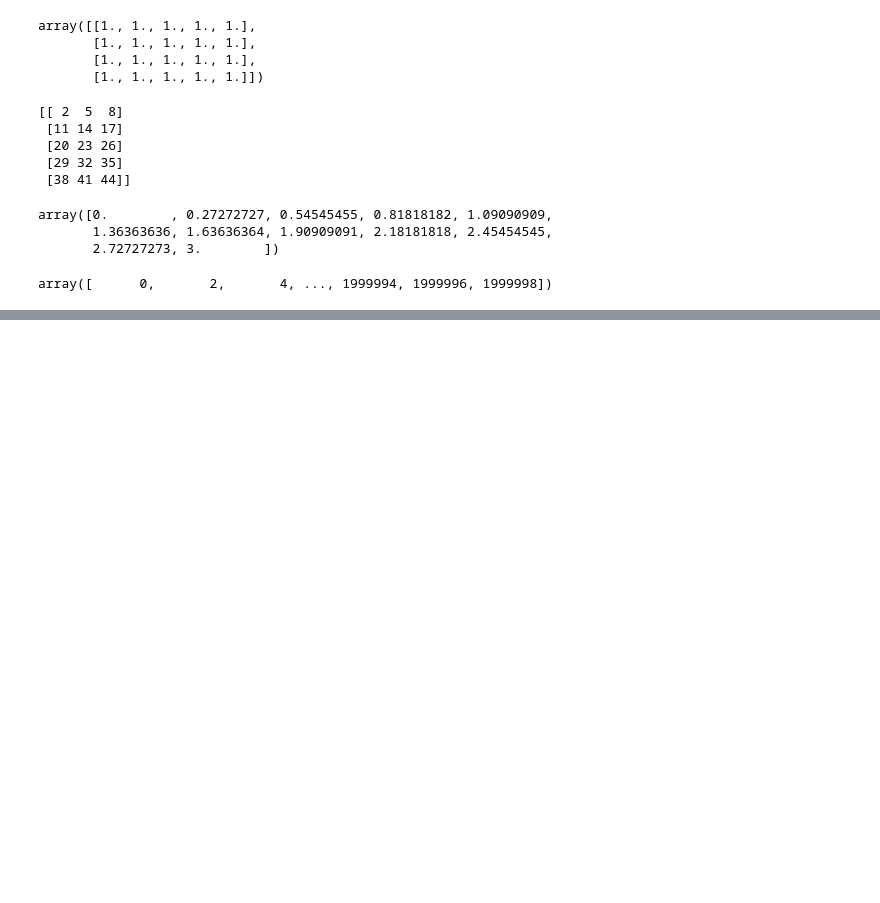
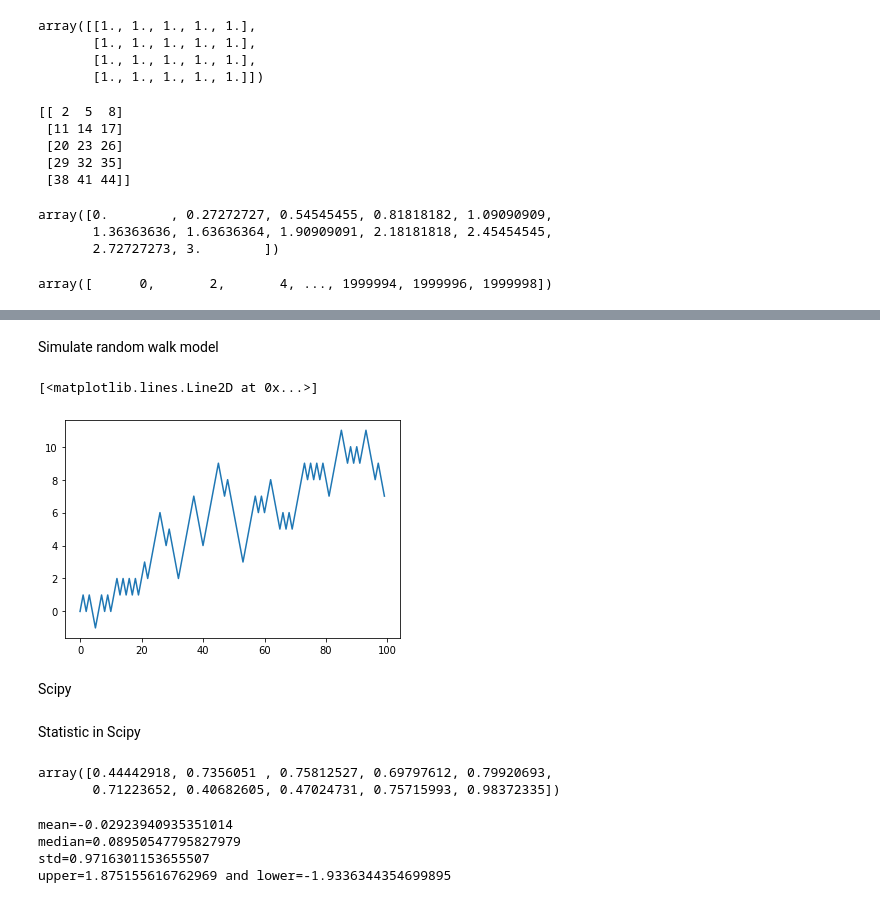
Before and after one commit to AbnerTeng/python-notes, a Jupyter notebook: practice2.ipynb, the cells around one changed output, grey strips where cells are left out. Cells and saved outputs as stored; diff of their text form; code cells hidden in the pictures; blank space fills up the shorter version.

```diff
--- a/practice2.ipynb
+++ b/practice2.ipynb
@@ -92,0 +121,20 @@ array([      0,       2,       4, ..., 1999994, 1999996, 1999998])
+# %% [markdown]
+Simulate random walk model
+# %%
+import random
+position = 0 ## initial position
+walk = [position]
+steps = 1000
+for i in range(steps):
+    if random.randint(0,1) > 0:
+        step = 1
+    else:
+        step = -1
+    position += step
+    walk.append(position)
+plt.plot(walk[:100])
+# %% [output]
+[<matplotlib.lines.Line2D at 0x...>]
+[figure, added]
+# %% [markdown]
+Scipy
@@ -92,0 +145,29 @@ array([      0,       2,       4, ..., 1999994, 1999996, 1999998])
+# %% [markdown]
+Statistic in Scipy
+# %%
+rv_unif = stats.uniform.rvs(size=10)
+rv_unif
+rv_beta = stats.beta.rvs(size=10, a=2, b=1)
+rv_beta
+# %% [output]
+array([0.44442918, 0.7356051 , 0.75812527, 0.69797612, 0.79920693,
+       0.71223652, 0.40682605, 0.47024731, 0.75715993, 0.98372335])
+# %%
+from numpy import double
+
+
+n = 200
+dat = stats.norm.rvs(size = n, loc = 0, scale = 1)
+print(f"mean="+str(np.mean(dat)))
+print(f"median="+str(np.median(dat)))
+print(f"std="+str(np.std(dat)))
+mu = np.mean(dat)
+sigma = np.std(dat)
+upper = mu+1.96*sigma
+lower = mu-1.96*sigma
+print(f"upper=%s and lower=%s" % (upper,lower))
+# %% [output]
+mean=-0.02923940935351014
+median=0.08950547795827979
+std=0.9716301153655507
+upper=1.875155616762969 and lower=-1.9336344354699895
```
Also changed, not shown: parts of 10 cells of this notebook.
